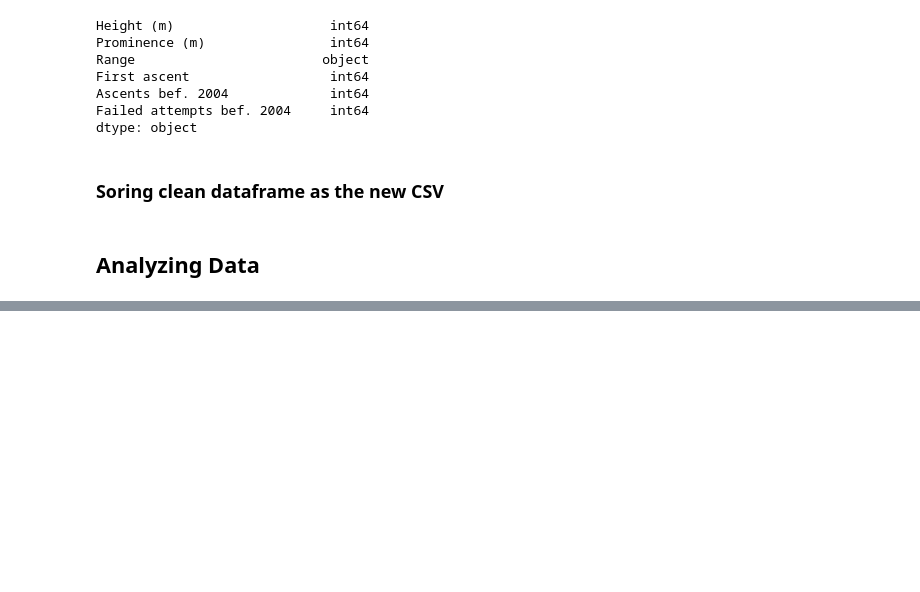
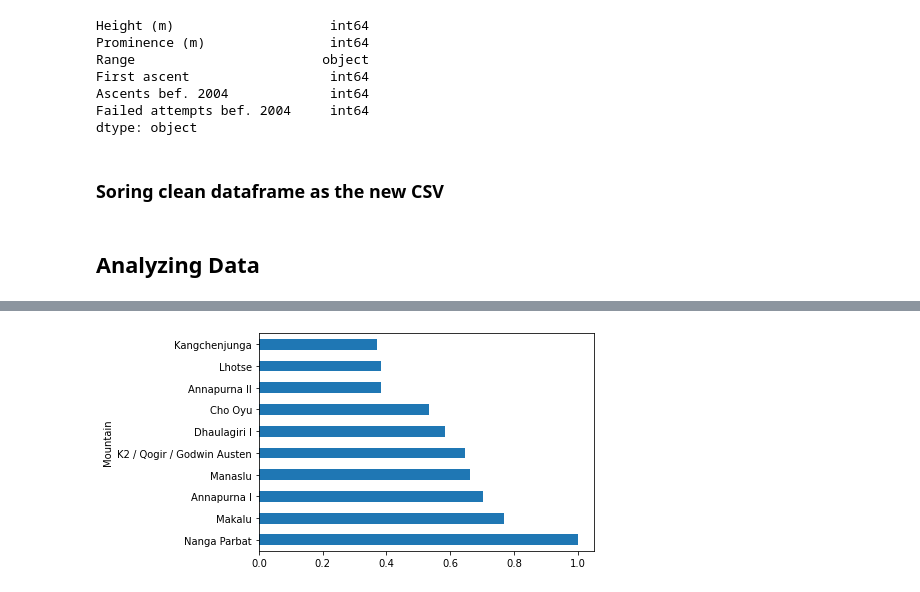
Before and after one commit to maungmoemyint/course1sub05unit02, a Jupyter notebook: Mountains.ipynb, the cells around one changed output, grey strips where cells are left out. Saved outputs shown, nothing was run; the diff lists cells and outputs as text; code cells hidden in the pictures; blank space fills up the shorter version.

Commit message:
barplot
barplot of 10 rows based on difficulty

```diff
--- a/Mountains.ipynb
+++ b/Mountains.ipynb
@@ -278,0 +400,6 @@ df.head(5) # Check
+# %%
+df = df.reset_index().set_index("Mountain")
+# %%
+# Select the first 10 rows and interested the column Difficulty
+
+values = df[0:10]["Difficulty"]
@@ -278,0 +421,7 @@ df.head(5) # Check
+# %%
+# Draw the bar plot
+# values.plot.type()
+
+bar_plot = values.plot.barh()
+# %% [output]
+[figure, added]
```
Also changed, not shown: parts of 13 cells of this notebook.
